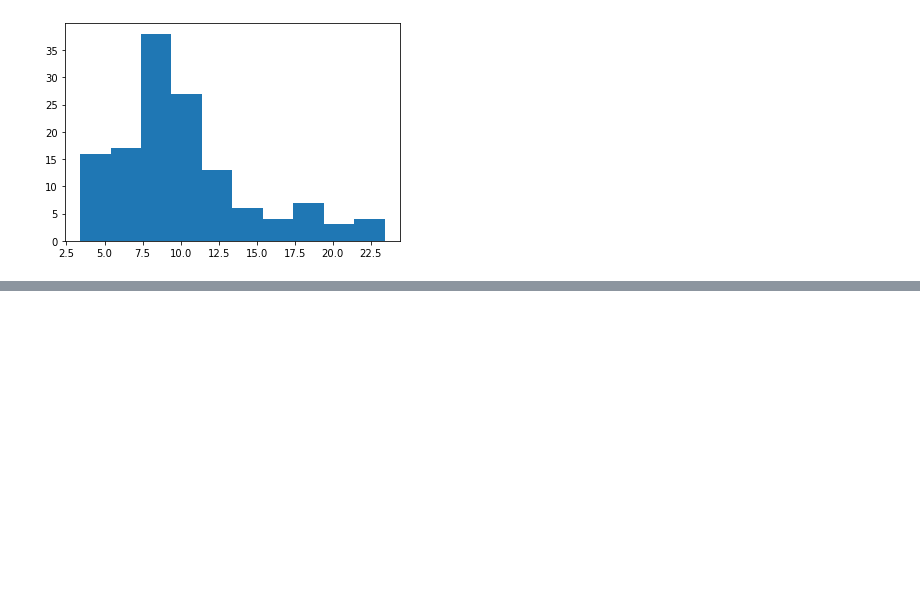
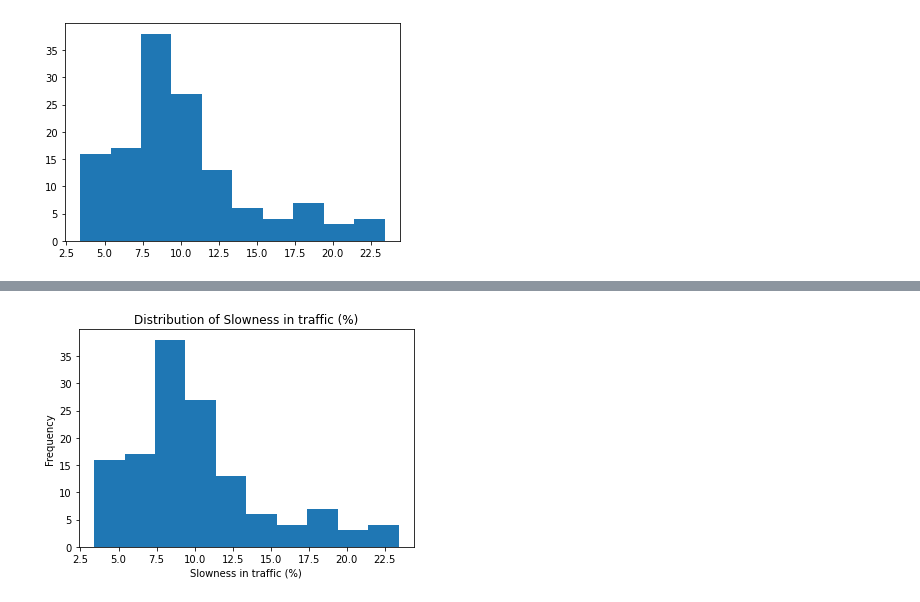
Before and after one commit to jack9950/dataquest_projects, a Jupyter notebook: Step 2 - Data Analysis and Visualization/Data Visualization Fundamentals/Pandas Visualizations and Grid Charts/Pandas Visualizations and Grid Charts.ipynb, the cells around one changed output, grey strips where cells are left out. Cells and saved outputs as stored; diff of their text form; code cells hidden in the pictures; blank space fills up the shorter version.

```diff
--- a/Step 2 - Data Analysis and Visualization/Data Visualization Fundamentals/Pandas Visualizations and Grid Charts/Pandas Visualizations and Grid Charts.ipynb
+++ b/Step 2 - Data Analysis and Visualization/Data Visualization Fundamentals/Pandas Visualizations and Grid Charts/Pandas Visualizations and Grid Charts.ipynb
@@ -171,0 +205,7 @@ sentence_3 = False
+# %%
+traffic['Slowness in traffic (%)'].plot.hist()
+plt.title('Distribution of Slowness in traffic (%)')
+plt.xlabel('Slowness in traffic (%)')
+plt.show()
+# %% [output]
+[figure, added]
```
Also changed, not shown: parts of 71 cells of this notebook, 15 other files.
